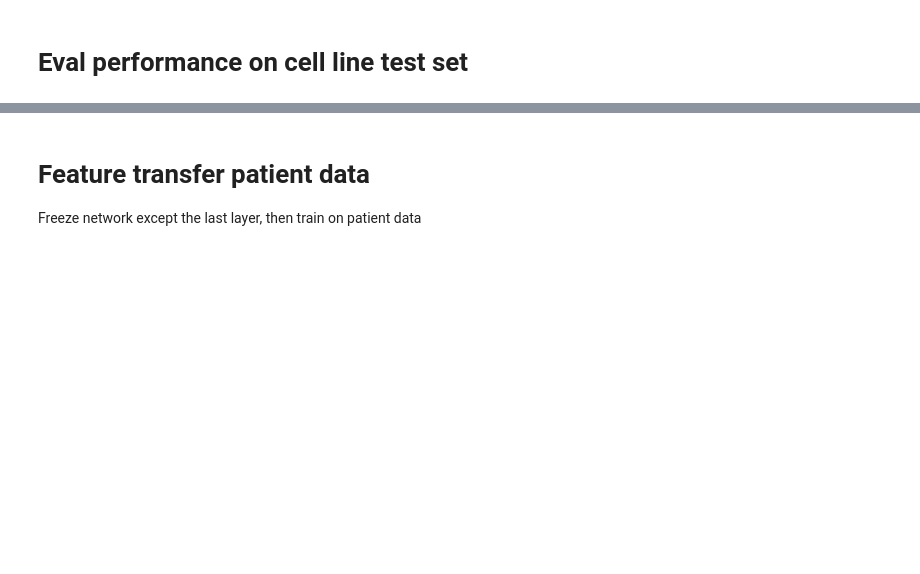
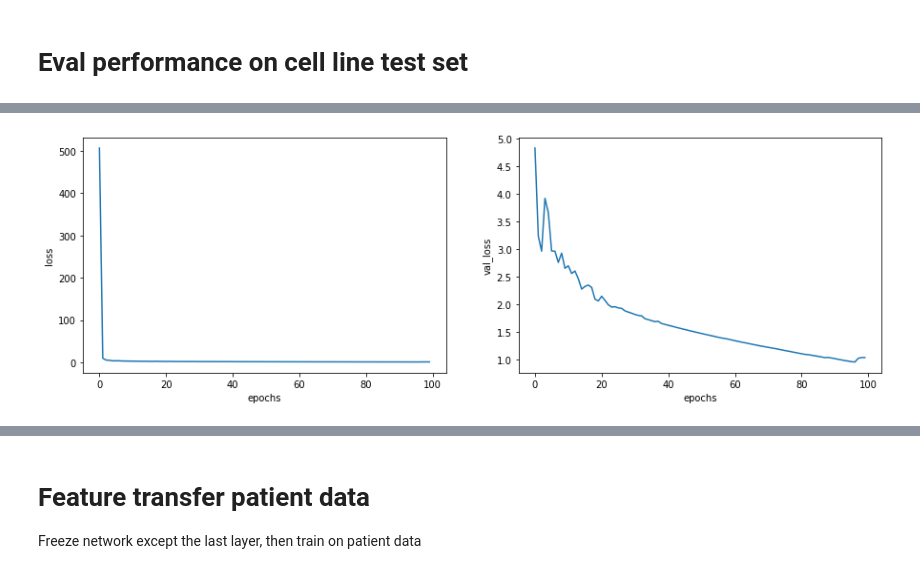
Before and after one commit to nalinimsingh/mm-cell_lines, a Jupyter notebook: feedforwardNN.ipynb, the cells around one changed output, grey strips where cells are left out. Saved outputs shown, nothing was run; the diff lists cells and outputs as text; code cells hidden in the pictures; blank space fills up the shorter version.

```diff
--- a/feedforwardNN.ipynb
+++ b/feedforwardNN.ipynb
@@ -93,0 +205,4 @@ plt.scatter(y_cell_test,model.predict(X_cell_test))
+# %%
+plot_loss(bortez_history.history)
+# %% [output]
+[figure, added]
```
Also changed, not shown: parts of 28 cells of this notebook, 1 other file.
